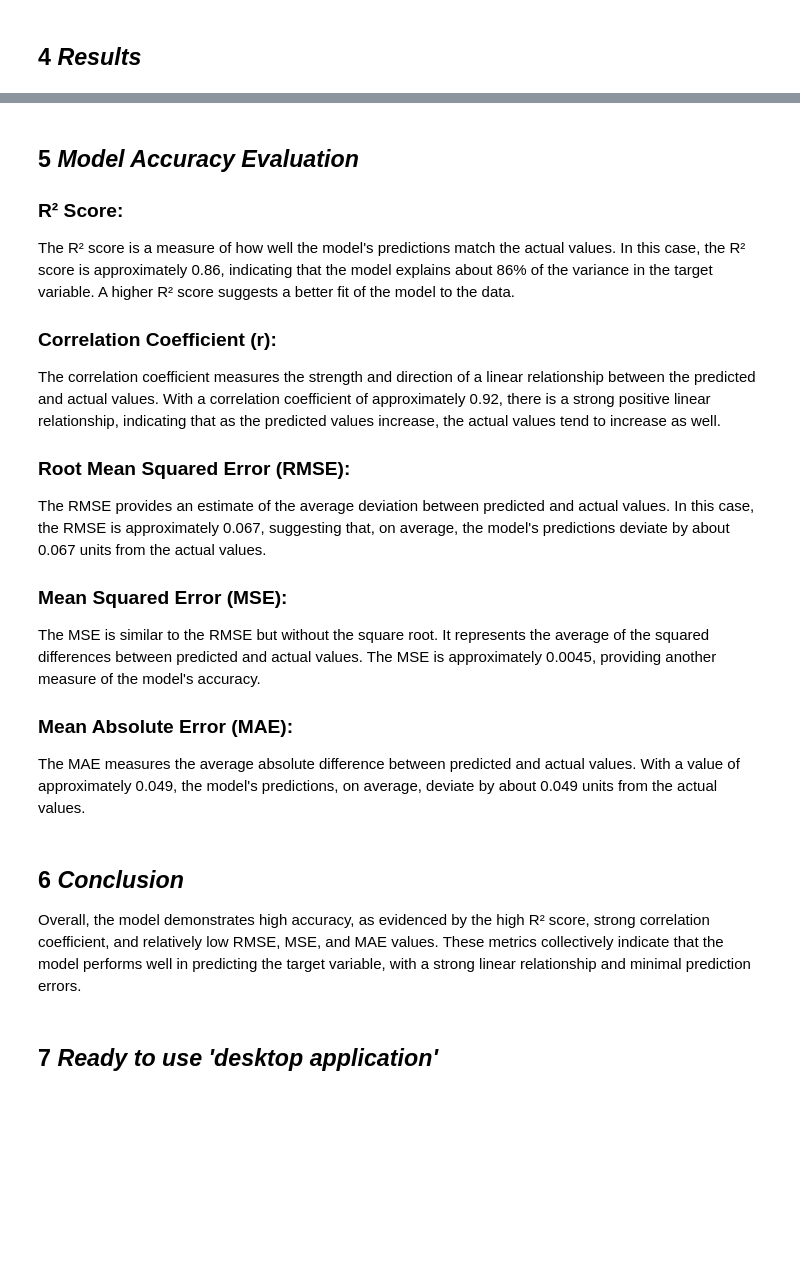
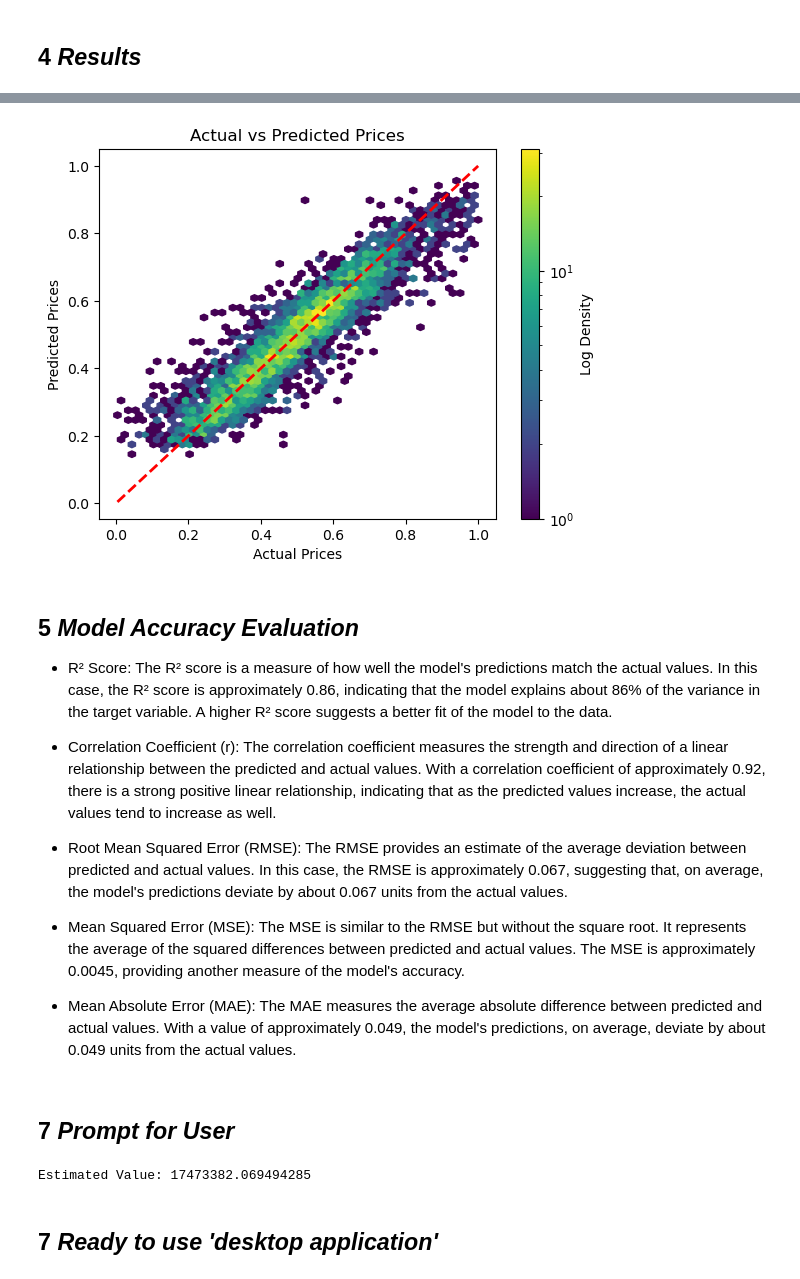
Before and after one commit to ahmedembeddedx/Housing_Data_Predictive_Model, a Jupyter notebook: model.ipynb, the cells around one changed output, grey strips where cells are left out. Saved outputs shown, nothing was run; the diff lists cells and outputs as text; code cells hidden in the pictures; blank space fills up the shorter version.

```diff
--- a/model.ipynb
+++ b/model.ipynb
@@ -61,20 +61,33 @@ Mean Absolute Error (MAE): 0.04924091544847553
+# %%
+plt.hexbin(y_test, y_pred, gridsize=50, cmap='viridis', bins='log')
+
+plt.plot([min(y_test), max(y_test)], [min(y_test), max(y_test)], linestyle='--', color='red', linewidth=2)
+
+plt.title('Actual vs Predicted Prices')
+plt.xlabel('Actual Prices')
+plt.ylabel('Predicted Prices')
+
+plt.colorbar(label='Log Density')
+
+plt.show()
+# %% [output]
+[figure, added]
 # %% [markdown]
 ## 5 *Model Accuracy Evaluation*
 
-### R² Score:
+- R² Score:
 The R² score is a measure of how well the model's predictions match the actual values. In this case, the R² score is approximately 0.86, indicating that the model explains about 86% of the variance in the target variable. A higher R² score suggests a better fit of the model to the data.
 
-### Correlation Coefficient (r):
+- Correlation Coefficient (r):
 The correlation coefficient measures the strength and direction of a linear relationship between the predicted and actual values. With a correlation coefficient of approximately 0.92, there is a strong positive linear relationship, indicating that as the predicted values increase, the actual values tend to increase as well.
 
-### Root Mean Squared Error (RMSE):
+- Root Mean Squared Error (RMSE):
 The RMSE provides an estimate of the average deviation between predicted and actual values. In this case, the RMSE is approximately 0.067, suggesting that, on average, the model's predictions deviate by about 0.067 units from the actual values.
 
-### Mean Squared Error (MSE):
+- Mean Squared Error (MSE):
 The MSE is similar to the RMSE but without the square root. It represents the average of the squared differences between predicted and actual values. The MSE is approximately 0.0045, providing another measure of the model's accuracy.
 
-### Mean Absolute Error (MAE):
+- Mean Absolute Error (MAE):
 The MAE measures the average absolute difference between predicted and actual values. With a value of approximately 0.049, the model's predictions, on average, deviate by about 0.049 units from the actual values.
-# %% [markdown]
-## 6 *Conclusion*
-Overall, the model demonstrates high accuracy, as evidenced by the high R² score, strong correlation coefficient, and relatively low RMSE, MSE, and MAE values. These metrics collectively indicate that the model performs well in predicting the target variable, with a strong linear relationship and minimal prediction errors.
+# %% [markdown]
+## 7 *Prompt for User*
@@ -81,2 +121,47 @@ Overall, the model demonstrates high accuracy, as evidenced by the high R² scor
+# %%
+'''
+user_input = {
+    'bedrooms': float(input("Enter bedrooms: ")),
+    'bathrooms': float(input("Enter bathrooms: ")),
+    'floors': float(input("Enter floors: ")),
+    'condition': float(input("Enter condition: ")),
+    'grade': float(input("Enter grade: ")),
+
+    'sqft_living': float(input("Enter sqft_living: ")),
+    'sqft_lot': float(input("Enter sqft_lot: ")),
+    'sqft_above': float(input("Enter sqft_above: ")),
+    'sqft_basement': float(input("Enter sqft_basement: ")),
+    'yr_built': float(input("Enter yr_built: ")),
+    'yr_renovated': float(input("Enter yr_renovated: ")),
+    'lat': 47.5,
+    'long': -122.0,
+    'sqft_living15': float(input("Enter sqft_living15: ")),
+    'sqft_lot15': float(input("Enter sqft_lot15: "))
+}
+'''
+user_input = {
+    'bedrooms': 7,
+    'bathrooms': 7,
+    'floors': 3,
+    'condition': 5,
+    'grade': 9,
+
+    'sqft_living': 1360,
+    'sqft_lot': 1360,
+    'sqft_above': 1360,
+    'sqft_basement': 1360,
+
+    'yr_built': 2008,
+    'yr_renovated': 2015,
+    'lat': 31.5,
+    'long': 74.29,
+    'sqft_living15': 1360,
+    'sqft_lot15': 1360
+}
+
+
+print(f"Estimated Value: {get_value(user_input)}")
+# %% [output]
+Estimated Value: 17473382.069494285
 # %% [markdown]
 ## 7 *Ready to use 'desktop application'*
```
Also changed, not shown: parts of 10 cells of this notebook.
